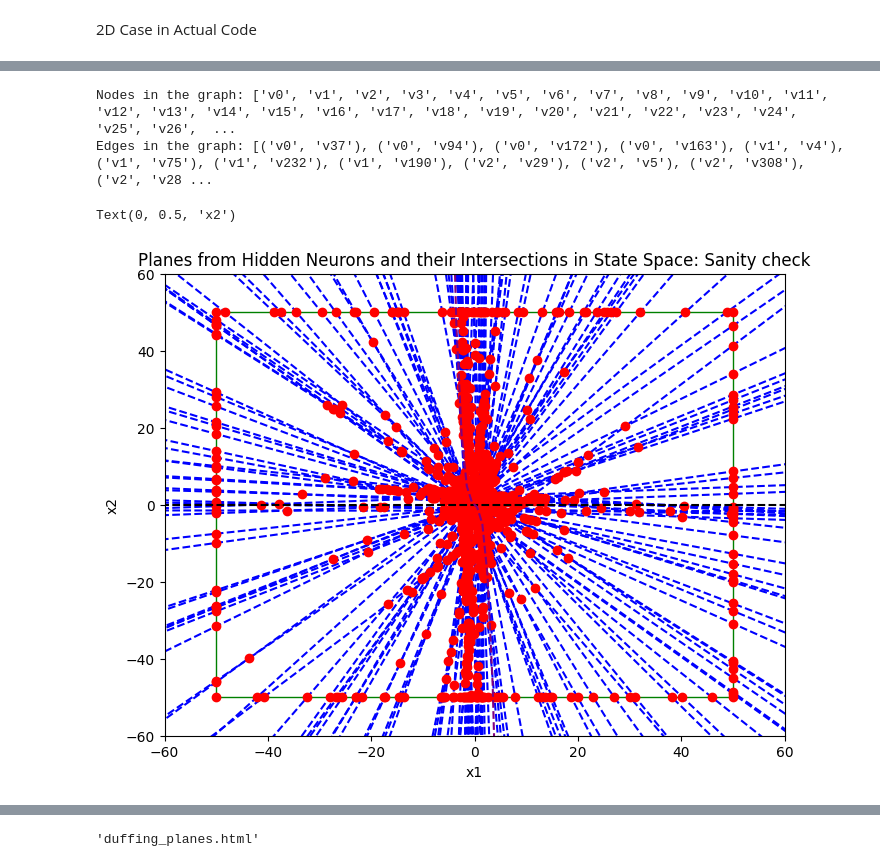
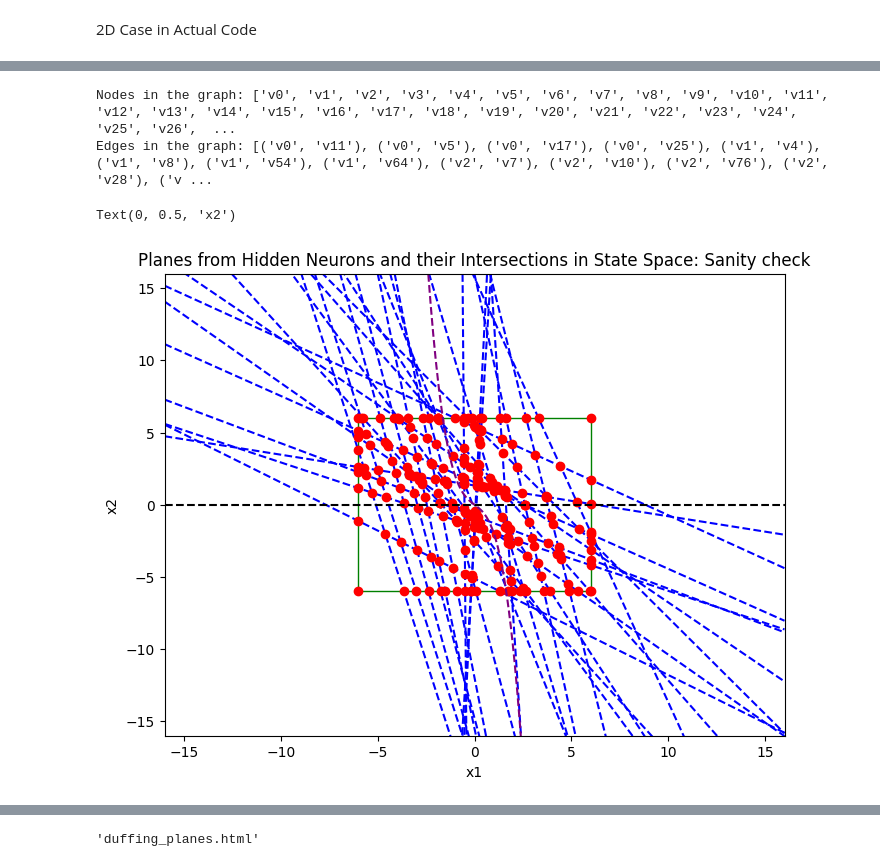
Before and after one commit to Jw1836/NN-Closed-Loop-Verification, a Jupyter notebook: lyapunov_nn.ipynb, the cells around one changed output, grey strips where cells are left out. Drawn from its saved outputs; the diff is of its cells as text; code cells hidden in the pictures.

```diff
--- a/lyapunov_nn.ipynb
+++ b/lyapunov_nn.ipynb
@@ -561,7 +561,7 @@ def duffing_f1(x):
 def duffing_f2(x):
     x1 = x[0, 0]
     x2 = x[1, 0]
-    return -delta * x2 - alpha * x1 - beta * x1**3
+    return -delta * x2 + x1 -  x1**3
 
 #these two are the boundaries between positive and regiative regions of the dynamics
 def duffing_f1_boundary(x1):
@@ -572,7 +572,11 @@ def duffing_f2_boundary(x1):
 
 
 def duffing_analytic_V(x1, x2):
-    return 0.5 * x2**2 + 0.5 * alpha * x1**2 + 0.25 * beta * x1**4
+    x_vec = np.array([[x1], [x2]])
+    num_1 = (delta**2 + 2 *delta + 2 ) / 2
+    num_2 = (delta + 1) / 2
+    P = np.array([[num_1, 1], [1, num_2]]) * 0.5
+    return float(x_vec.T @ P @ x_vec)
 
 def make_f_unit_vector(x1, x2):
     f1 = duffing_f1(np.array([[x1], [x2]]))
@@ -863,11 +867,11 @@ def get_planar_graph(intersection_points, W_matrix, B_vector, x1_min, x1_max, x2
 #train a neural network to approximate the lyapunov function for the duffing oscillator
 input_dim = 2
 num_hidden_layers = 1
-hidden_layer_size = 100
+hidden_layer_size = 30
 output_dim = 1
 duffing_nn = MyNN(input_size=input_dim, num_hidden_layers=num_hidden_layers, hidden_size=hidden_layer_size, output_size=output_dim)
-x1_train = torch.linspace(-2, 2, steps=50)
-x2_train = torch.linspace(-2, 2, steps=50)
+x1_train = torch.linspace(-6, 6, steps=250)
+x2_train = torch.linspace(-6, 6, steps=250)
 x1_grid, x2_grid = torch.meshgrid(x1_train, x2_train, indexing='ij')
 x_train_2d = torch.stack([x1_grid.flatten(), x2_grid.flatten()], dim=1)
 y_train_2d = torch.tensor([duffing_analytic_V(x1.item(), x2.item()) for x1, x2 in zip(x_train_2d[:,0], x_train_2d[:,1])]).view(-1, 1)
@@ -906,10 +911,10 @@ W_out_vec = duffing_nn.network[2].weight.detach().numpy().flatten()  #weights fr
 
 #find a rectangle that contains all the intersection points, these are vertices too
 #REGION OF INTEREST
-x1_min = -50
-x1_max = 50
-x2_min = -50
-x2_max = 50
+x1_min = -6
+x1_max = 6
+x2_min = -6
+x2_max = 6
 intersection_points = find_all_intersection_points(W_matrix, B_vector, [duffing_f1_boundary, duffing_f2_boundary], x1_min, x1_max, x2_min, x2_max)
 
 #get the planar graph
@@ -926,7 +931,7 @@ print(f"Edges in the graph: {G.edges()}")
 # plt.show()
 
 #plot the regions in R2 defined by all of the planes from the hidden neurons
-x1 = np.linspace(-500, 500, 1000)
+x1 = np.linspace(x1_min - 10, x1_max + 10, 1000)
 fig, ax = plt.subplots(figsize=(8, 6))
 for i in range(W_matrix.shape[1]):
     w_i = W_matrix[:, i]
@@ -950,35 +955,35 @@ f2_boundary = duffing_f2_boundary(x1)
 ax.plot(x1, f1_boundary * np.ones_like(x1), color='black', linestyle='--', linewidth=1.5, label='$f_1 = 0$')
 ax.plot(x1, f2_boundary, color='purple', linestyle='--', linewidth=1.5, label='$f_2 = 0$')
 plt.title('Planes from Hidden Neurons and their Intersections in State Space: Sanity check')
 plt.xlabel("x1")
 plt.ylabel("x2")
 
 
 # ## Interactive plot (browser)
 # fig_i = go.Figure()
 # for i in range(W_matrix.shape[1]):
 #     w_i = W_matrix[:, i]
 #     b_i = B_vector[i]
 #     x2_plane = (-w_i[0]*x1 - b_i) / w_i[1]
 #     fig_i.add_trace(go.Scatter(x=x1, y=x2_plane, mode='lines', name=f'Neuron {i+1} Boundary'))
 
 # if len(intersection_points) > 0:
 #     ix = [p[0] for p in intersection_points]
 #     iy = [p[1] for p in intersection_points]
 #     fig_i.add_trace(go.Scatter(x=ix, y=iy, mode='markers', name='Intersections', marker=dict(color='red', size=5)))
 
 # fig_i.add_shape(type='rect', x0=x1_min, y0=x2_min, x1=x1_max, y1=x2_max, line=dict(color='green', width=1))
 # fig_i.add_trace(go.Scatter(x=x1, y=f1_boundary * np.ones_like(x1), mode='lines', name='f1 = 0', line=dict(color='black', dash='dash')))
 # fig_i.add_trace(go.Scatter(x=x1, y=f2_boundary, mode='lines', name='f2 = 0', line=dict(color='purple', dash='dash')))
 # fig_i.update_layout(title='Planes from Hidden Neurons and their Intersections (Interactive)', xaxis_title='x1', yaxis_title='x2', width=900, height=700, legend=dict(itemsizing='constant'))
 # fig_i.update_xaxes(range=[x1_min - 10, x1_max + 10])
 # fig_i.update_yaxes(range=[x2_min - 10, x2_max + 10], scaleanchor='x', scaleratio=1)
 # plot(fig_i, filename='duffing_planes.html', auto_open=True)
 # %% [output]
 Nodes in the graph: ['v0', 'v1', 'v2', 'v3', 'v4', 'v5', 'v6', 'v7', 'v8', 'v9', 'v10', 'v11', 'v12', 'v13', 'v14', 'v15', 'v16', 'v17', 'v18', 'v19', 'v20', 'v21', 'v22', 'v23', 'v24', 'v25', 'v26',  ...
-Edges in the graph: [('v0', 'v37'), ('v0', 'v94'), ('v0', 'v172'), ('v0', 'v163'), ('v1', 'v4'), ('v1', 'v75'), ('v1', 'v232'), ('v1', 'v190'), ('v2', 'v29'), ('v2', 'v5'), ('v2', 'v308'), ('v2', 'v28 ...
+Edges in the graph: [('v0', 'v11'), ('v0', 'v5'), ('v0', 'v17'), ('v0', 'v25'), ('v1', 'v4'), ('v1', 'v8'), ('v1', 'v54'), ('v1', 'v64'), ('v2', 'v7'), ('v2', 'v10'), ('v2', 'v76'), ('v2', 'v28'), ('v ...
 Text(0, 0.5, 'x2')
-[figure, old version]
+[figure, new version]
 # %%
 #print original graph
 G = nx.Graph()
```
Also changed, not shown: parts of 16 cells of this notebook, 2 other files.
